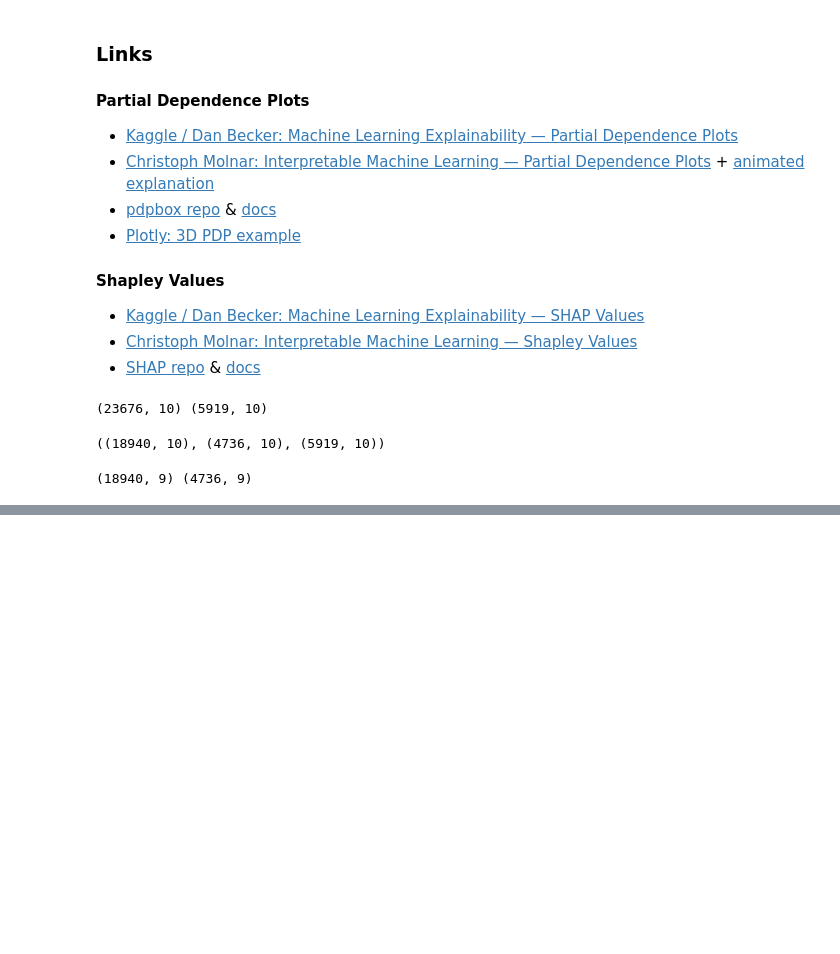
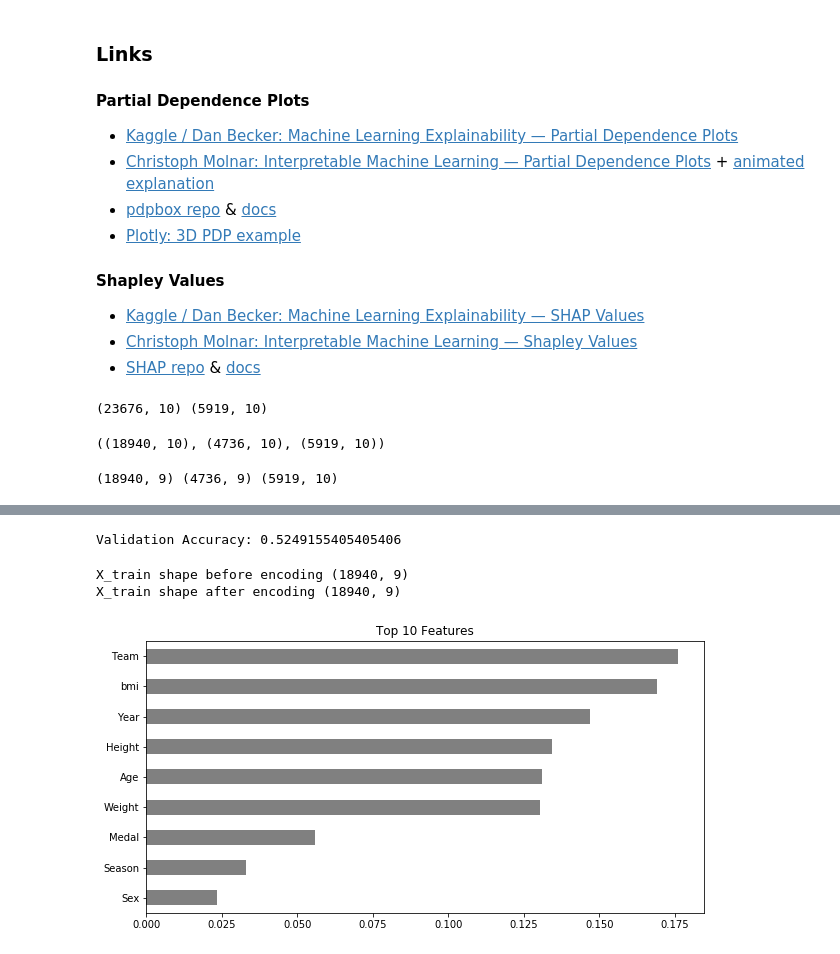
Before and after one commit to bloominstituteoftechnology/DS-Unit-2-Applied-Modeling, a Jupyter notebook: module4-model-interpretation/LS_DS_234_AMY_BEISEL_assignment.ipynb, the cells around one changed output, grey strips where cells are left out. Cells and saved outputs as stored; diff of their text form; code cells hidden in the pictures; blank space fills up the shorter version.

```diff
--- a/module4-model-interpretation/LS_DS_234_AMY_BEISEL_assignment.ipynb
+++ b/module4-model-interpretation/LS_DS_234_AMY_BEISEL_assignment.ipynb
@@ -105,9 +105,9 @@ y_val = val[target]
 X_test = test.drop(columns = [target])
 y_test = test[target]
 
-print(X_train.shape, X_val.shape)
+print(X_train.shape, X_val.shape, test.shape)
 # %% [output]
-(18940, 9) (4736, 9)
+(18940, 9) (4736, 9) (5919, 10)
 # %%
 train.head()
 # %% [output]
@@ -129,0 +120,40 @@ y_pred = gb.predict(X_val)
+# %%
+import category_encoders as ce
+from sklearn.pipeline import make_pipeline
+from sklearn.ensemble import RandomForestClassifier
+
+pipeline = make_pipeline(
+    ce.OrdinalEncoder(),
+    SimpleImputer(strategy='mean'),
+    RandomForestClassifier(n_jobs=-1, random_state=42)
+)
+
+# Fit on train and score on val
+pipeline.fit(X_train, y_train)
+print('Validation Accuracy:', pipeline.score(X_val, y_val))
+# %% [output]
+Validation Accuracy: 0.5249155405405406
+# %%
+print('X_train shape before encoding', X_train.shape)
+
+encoder = pipeline.named_steps['ordinalencoder']
+encoded_df = encoder.transform(X_train)
+
+print('X_train shape after encoding', encoded_df.shape)
+# %% [output]
+X_train shape before encoding (18940, 9)
+X_train shape after encoding (18940, 9)
+# %%
+# Get feature importances
+import matplotlib.pyplot as plt
+
+rf = pipeline.named_steps['randomforestclassifier']
+importances = pd.Series(rf.feature_importances_, encoded_df.columns)
+
+# Plot top n feature importances
+n = 10
+plt.figure(figsize=(10, n/2))
+plt.title(f'Top {n} Features')
+importances.sort_values()[-n:].plot.barh(color='grey');
+# %% [output]
+[figure, added]
```
Also changed, not shown: parts of 13 cells of this notebook.
